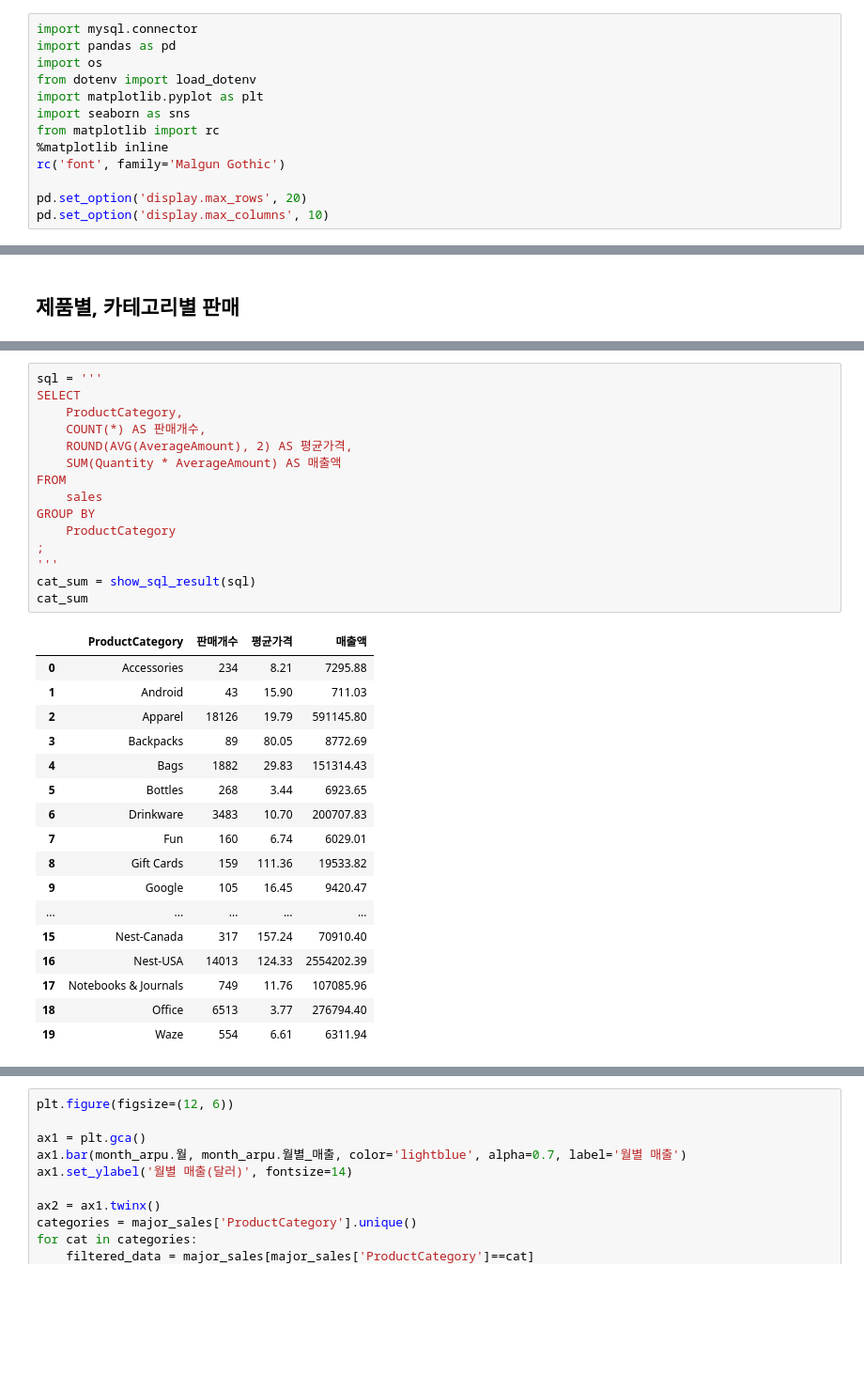
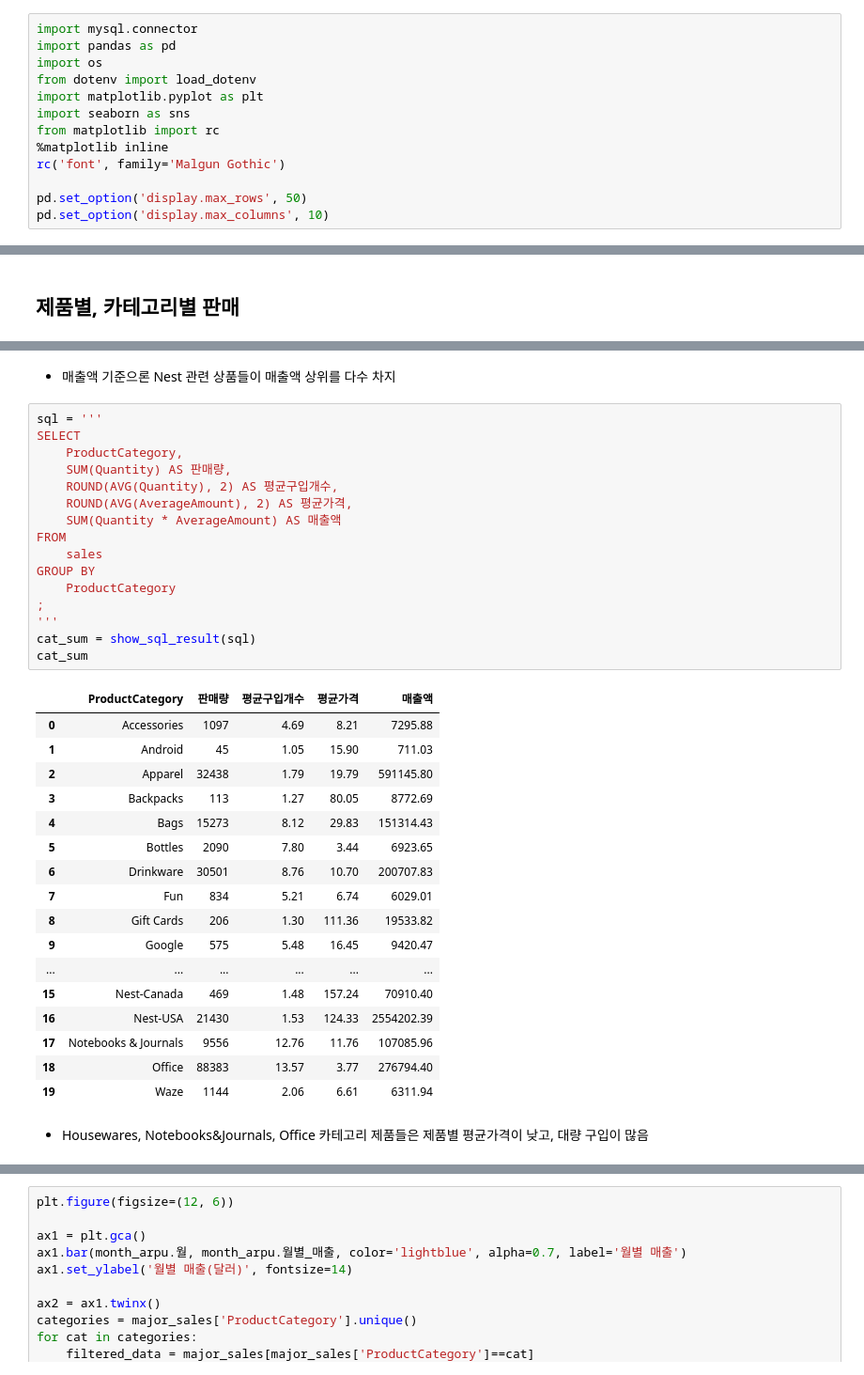
Before and after one commit to buzziru/ML_COMMERCE, a Jupyter notebook: eda/01_First Look_매출분석.ipynb, the cells around one changed output, grey strips where cells are left out. Shown at 94% size. Drawn from its saved outputs; the diff is of its cells as text; blank space fills up the shorter version.

```diff
--- a/eda/01_First Look_매출분석.ipynb
+++ b/eda/01_First Look_매출분석.ipynb
@@ -9,7 +9,7 @@ from matplotlib import rc
 %matplotlib inline
 rc('font', family='Malgun Gothic')
 
-pd.set_option('display.max_rows', 20)
+pd.set_option('display.max_rows', 50)
 pd.set_option('display.max_columns', 10)
 # %% [markdown]
 ## db 접속
@@ -423,36 +473,41 @@ show_sql_result('select * from sales')
+# %% [markdown]
+- 매출액 기준으론 Nest 관련 상품들이 매출액 상위를 다수 차지
 # %%
 sql = '''
 SELECT
     ProductCategory,
-    COUNT(*) AS 판매개수,
+    SUM(Quantity) AS 판매량,
+    ROUND(AVG(Quantity), 2) AS 평균구입개수,
     ROUND(AVG(AverageAmount), 2) AS 평균가격,
     SUM(Quantity * AverageAmount) AS 매출액
 FROM
     sales
 GROUP BY
     ProductCategory
 ;
 '''
 cat_sum = show_sql_result(sql)
 cat_sum
 # %% [output]
-|  | ProductCategory | 판매개수 | 평균가격 | 매출액 |
-| 0 | Accessories | 234 | 8.21 | 7295.88 |
-| 1 | Android | 43 | 15.90 | 711.03 |
-| 2 | Apparel | 18126 | 19.79 | 591145.80 |
-| 3 | Backpacks | 89 | 80.05 | 8772.69 |
-| 4 | Bags | 1882 | 29.83 | 151314.43 |
-| 5 | Bottles | 268 | 3.44 | 6923.65 |
-| 6 | Drinkware | 3483 | 10.70 | 200707.83 |
-| 7 | Fun | 160 | 6.74 | 6029.01 |
-| 8 | Gift Cards | 159 | 111.36 | 19533.82 |
-| 9 | Google | 105 | 16.45 | 9420.47 |
-| ... | ... | ... | ... | ... |
-| 15 | Nest-Canada | 317 | 157.24 | 70910.40 |
-| 16 | Nest-USA | 14013 | 124.33 | 2554202.39 |
-| 17 | Notebooks & Journals | 749 | 11.76 | 107085.96 |
-| 18 | Office | 6513 | 3.77 | 276794.40 |
-| 19 | Waze | 554 | 6.61 | 6311.94 |
+|  | ProductCategory | 판매량 | 평균구입개수 | 평균가격 | 매출액 |
+| 0 | Accessories | 1097 | 4.69 | 8.21 | 7295.88 |
+| 1 | Android | 45 | 1.05 | 15.90 | 711.03 |
+| 2 | Apparel | 32438 | 1.79 | 19.79 | 591145.80 |
+| 3 | Backpacks | 113 | 1.27 | 80.05 | 8772.69 |
+| 4 | Bags | 15273 | 8.12 | 29.83 | 151314.43 |
+| 5 | Bottles | 2090 | 7.80 | 3.44 | 6923.65 |
+| 6 | Drinkware | 30501 | 8.76 | 10.70 | 200707.83 |
+| 7 | Fun | 834 | 5.21 | 6.74 | 6029.01 |
+| 8 | Gift Cards | 206 | 1.30 | 111.36 | 19533.82 |
+| 9 | Google | 575 | 5.48 | 16.45 | 9420.47 |
+| ... | ... | ... | ... | ... | ... |
+| 15 | Nest-Canada | 469 | 1.48 | 157.24 | 70910.40 |
+| 16 | Nest-USA | 21430 | 1.53 | 124.33 | 2554202.39 |
+| 17 | Notebooks & Journals | 9556 | 12.76 | 11.76 | 107085.96 |
+| 18 | Office | 88383 | 13.57 | 3.77 | 276794.40 |
+| 19 | Waze | 1144 | 2.06 | 6.61 | 6311.94 |
+# %% [markdown]
+- Housewares,  Notebooks&Journals, Office 카테고리 제품들은 제품별 평균가격이 낮고, 대량 구입이 많음
 # %%
 cat_sum.info()
 # %% [output]
```
Also changed, not shown: parts of 42 cells of this notebook.
